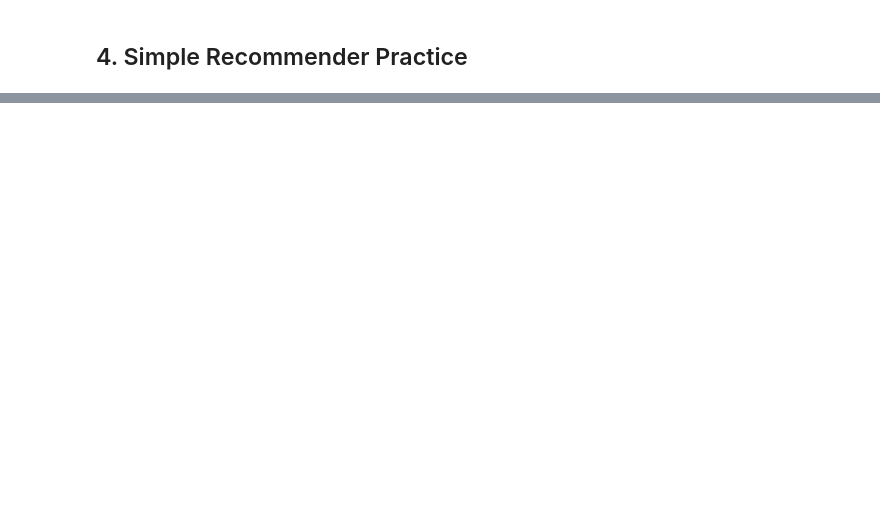
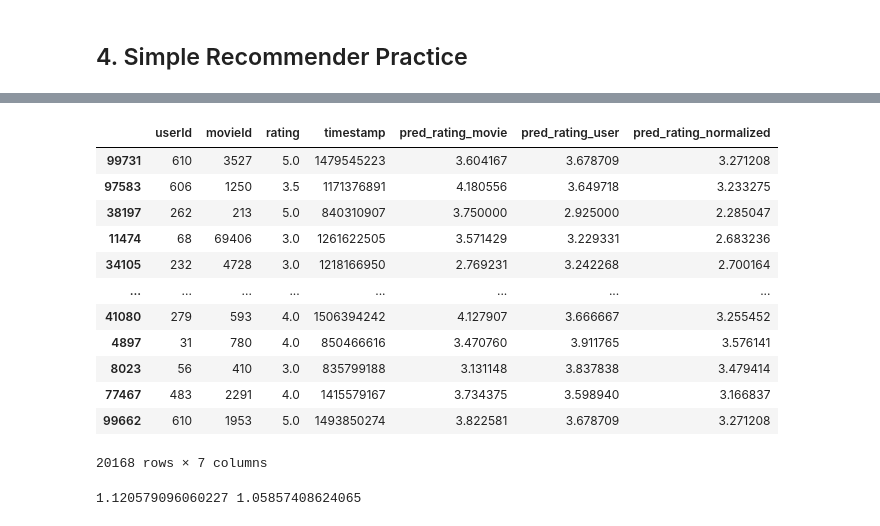
Before and after one commit to KevinTheRainmaker/Recommendation_Algorithms, a Jupyter notebook: colab/fastcampus/Recommender_Trial.ipynb, the cells around one changed output, grey strips where cells are left out. Cells and saved outputs as stored; diff of their text form; code cells hidden in the pictures; blank space fills up the shorter version.

```diff
--- a/colab/fastcampus/Recommender_Trial.ipynb
+++ b/colab/fastcampus/Recommender_Trial.ipynb
@@ -245,0 +340,8 @@ Number of Unseen data in test set: (852, 4)
+# %%
+train_user_info_df = pd.DataFrame({
+    'avg_ratings':train_df.groupby('userId')['rating'].mean(),
+    'std_ratings':train_df.groupby('userId')['rating'].std(),
+    'count_ratings':train_df.groupby('userId')['rating'].count()
+})
+
+train_user_info_df
@@ -245,0 +363,6 @@ Number of Unseen data in test set: (852, 4)
+# %%
+min_count = train_user_info_df['count_ratings'].min()
+max_count = train_user_info_df['count_ratings'].max()
+avg_count = train_user_info_df['count_ratings'].mean()
+
+train_user_info_df['weights'] = train_user_info_df['count_ratings'].apply(lambda x: (x-avg_count)/(max_count-min_count))
@@ -245,0 +386,7 @@ Number of Unseen data in test set: (852, 4)
+# %%
+from sklearn import preprocessing
+
+min_max_scaler = preprocessing.MinMaxScaler()
+np_scaled = min_max_scaler.fit_transform(train_user_info_df)
+df_normalized = pd.DataFrame(np_scaled, columns = train_user_info_df.columns, index = train_user_info_df.index)
+df_normalized
@@ -245,0 +408,3 @@ Number of Unseen data in test set: (852, 4)
+# %%
+df_normalized['normalized_avg_ratings'] = df_normalized['avg_ratings'] * 5
+df_normalized
@@ -245,0 +426,24 @@ Number of Unseen data in test set: (852, 4)
+# %%
+test_df['pred_rating_normalized'] = test_df['userId'].apply(lambda x: df_normalized.loc[x]['normalized_avg_ratings'])
+test_df
+# %% [output]
+|  | userId | movieId | rating | timestamp | pred_rating_movie | pred_rating_user | pred_rating_normalized |
+| 99731 | 610 | 3527 | 5.0 | 1479545223 | 3.604167 | 3.678709 | 3.271208 |
+| 97583 | 606 | 1250 | 3.5 | 1171376891 | 4.180556 | 3.649718 | 3.233275 |
+| 38197 | 262 | 213 | 5.0 | 840310907 | 3.750000 | 2.925000 | 2.285047 |
+| 11474 | 68 | 69406 | 3.0 | 1261622505 | 3.571429 | 3.229331 | 2.683236 |
+| 34105 | 232 | 4728 | 3.0 | 1218166950 | 2.769231 | 3.242268 | 2.700164 |
+| ... | ... | ... | ... | ... | ... | ... | ... |
+| 41080 | 279 | 593 | 4.0 | 1506394242 | 4.127907 | 3.666667 | 3.255452 |
+| 4897 | 31 | 780 | 4.0 | 850466616 | 3.470760 | 3.911765 | 3.576141 |
+| 8023 | 56 | 410 | 3.0 | 835799188 | 3.131148 | 3.837838 | 3.479414 |
+| 77467 | 483 | 2291 | 4.0 | 1415579167 | 3.734375 | 3.598940 | 3.166837 |
+| 99662 | 610 | 1953 | 5.0 | 1493850274 | 3.822581 | 3.678709 | 3.271208 |
+20168 rows × 7 columns
+# %%
+mse = mean_squared_error(y_true = test_df['rating'].values, y_pred = test_df['pred_rating_normalized'].values)
+rmse = np.sqrt(mse)
+
+print(mse, rmse)
+# %% [output]
+1.120579096060227 1.05857408624065
```
Also changed, not shown: parts of 20 cells of this notebook.
